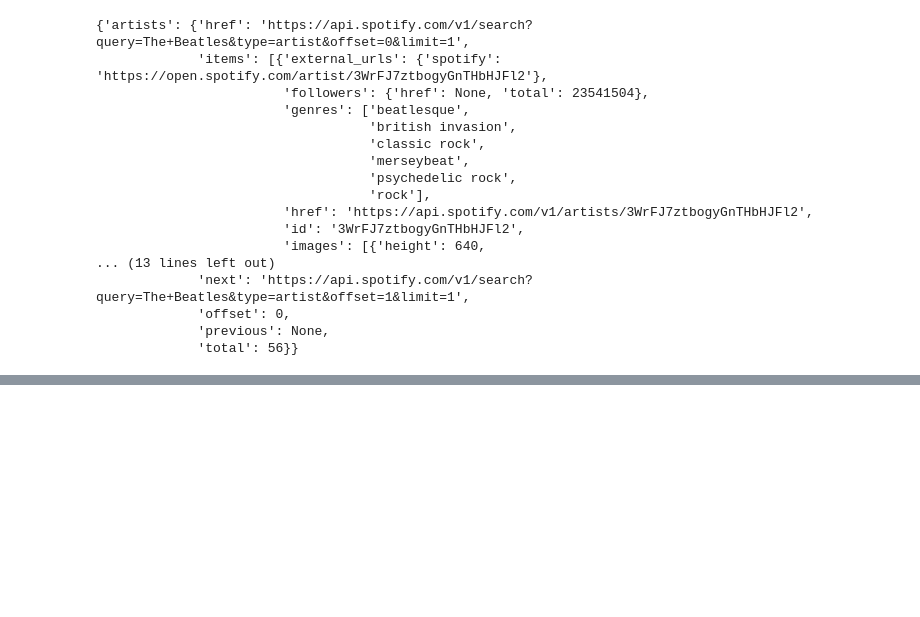
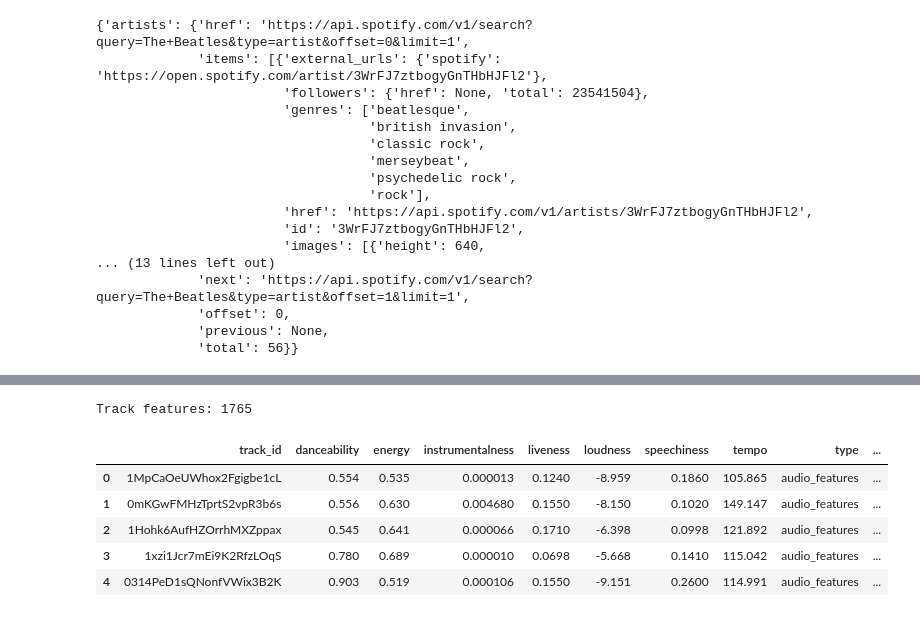
Before and after one commit to rjpost20/Onramp-Project, a Jupyter notebook: Project-Notebook.ipynb, the cells around one changed output, grey strips where cells are left out. Cells and saved outputs as stored; diff of their text form; code cells hidden in the pictures; blank space fills up the shorter version.

Commit message:
Add tracks and track features dataframes

```diff
--- a/Project-Notebook.ipynb
+++ b/Project-Notebook.ipynb
@@ -292,0 +275,4 @@ albums_df
+# %%
+# Preview tracks output format
+preview = sp.album_tracks(album_id='6FJxoadUE4JNVwWHghBwnb', limit=10, market='US')
+pprint(preview['items'][0])
@@ -292,0 +299,4 @@ albums_df
+# %%
+# Display names of 10 songs
+for track in preview['items']:
+    pprint(track['name'])
@@ -292,0 +466,16 @@ albums_df
+# %%
+# Compile into Pandas dataframe
+track_features_df = pd.DataFrame(data=track_features_dict)
+assert set(track_ids) == set(track_features_track_ids)  # Verify we retrieved track features for all 1,765 tracks
+
+# Preview tracks dataframe
+print('Track features:', track_features_df.shape[0])
+track_features_df.head()
+# %% [output]
+Track features: 1765
+|  | track_id | danceability | energy | instrumentalness | liveness | loudness | speechiness | tempo | type | ... |
+| 0 | 1MpCaOeUWhox2Fgigbe1cL | 0.554 | 0.535 | 0.000013 | 0.1240 | -8.959 | 0.1860 | 105.865 | audio_features | ... |
+| 1 | 0mKGwFMHzTprtS2vpR3b6s | 0.556 | 0.630 | 0.004680 | 0.1550 | -8.150 | 0.1020 | 149.147 | audio_features | ... |
+| 2 | 1Hohk6AufHZOrrhMXZppax | 0.545 | 0.641 | 0.000066 | 0.1710 | -6.398 | 0.0998 | 121.892 | audio_features | ... |
+| 3 | 1xzi1Jcr7mEi9K2RfzLOqS | 0.780 | 0.689 | 0.000010 | 0.0698 | -5.668 | 0.1410 | 115.042 | audio_features | ... |
+| 4 | 0314PeD1sQNonfVWix3B2K | 0.903 | 0.519 | 0.000106 | 0.1550 | -9.151 | 0.2600 | 114.991 | audio_features | ... |
```
Also changed, not shown: parts of 36 cells of this notebook.
